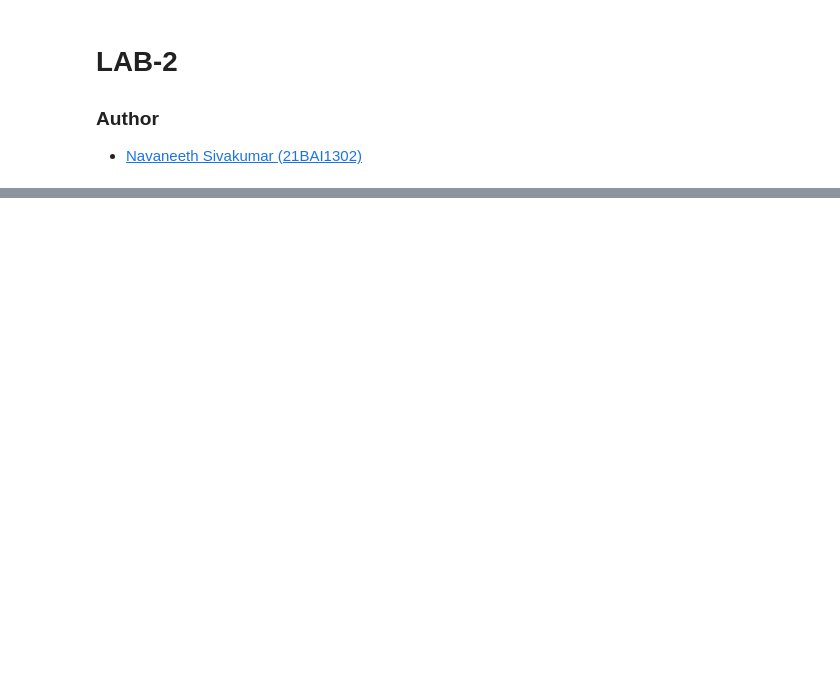
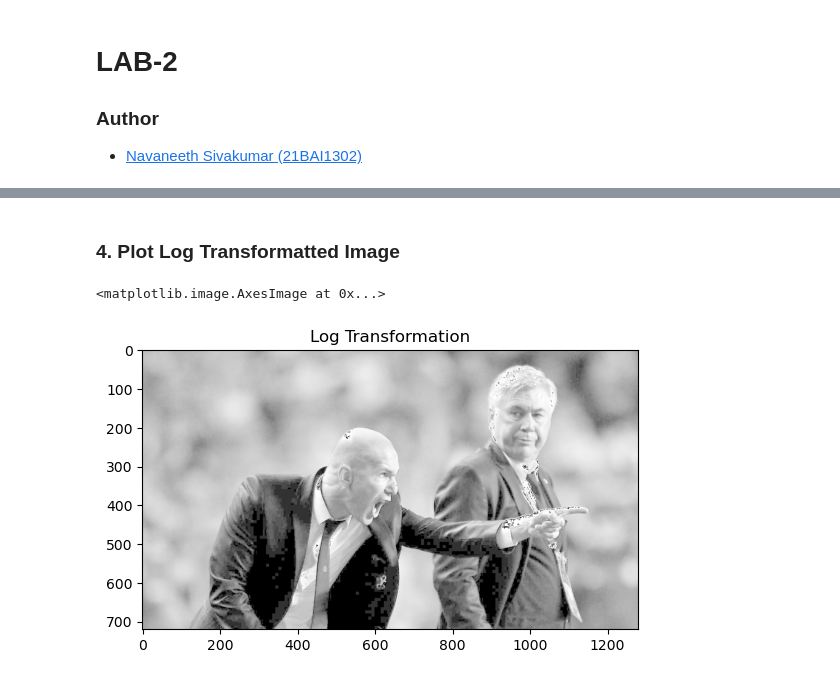
Before and after one commit to Sivakumar-Navaneeth/Machine_Vision_Lab, a Jupyter notebook: lab-2.ipynb, the cells around one changed output, grey strips where cells are left out. Drawn from its saved outputs; the diff is of its cells as text; code cells hidden in the pictures; blank space fills up the shorter version.

```diff
--- a/lab-2.ipynb
+++ b/lab-2.ipynb
@@ -20,0 +42,12 @@ plt.show()
+# %% [markdown]
+### 4. Plot Log Transformatted Image
+# %%
+c = 255 / np.log(1 + np.max(image))
+image_log = c * (np.log(1 + image))
+image_log = np.array(image_log, dtype='uint8')
+
+plt.title('Log Transformation')
+plt.imshow(image_log, cmap='gray')
+# %% [output]
+<matplotlib.image.AxesImage at 0x...>
+[figure, added]
```
Also changed, not shown: parts of 15 cells of this notebook.
